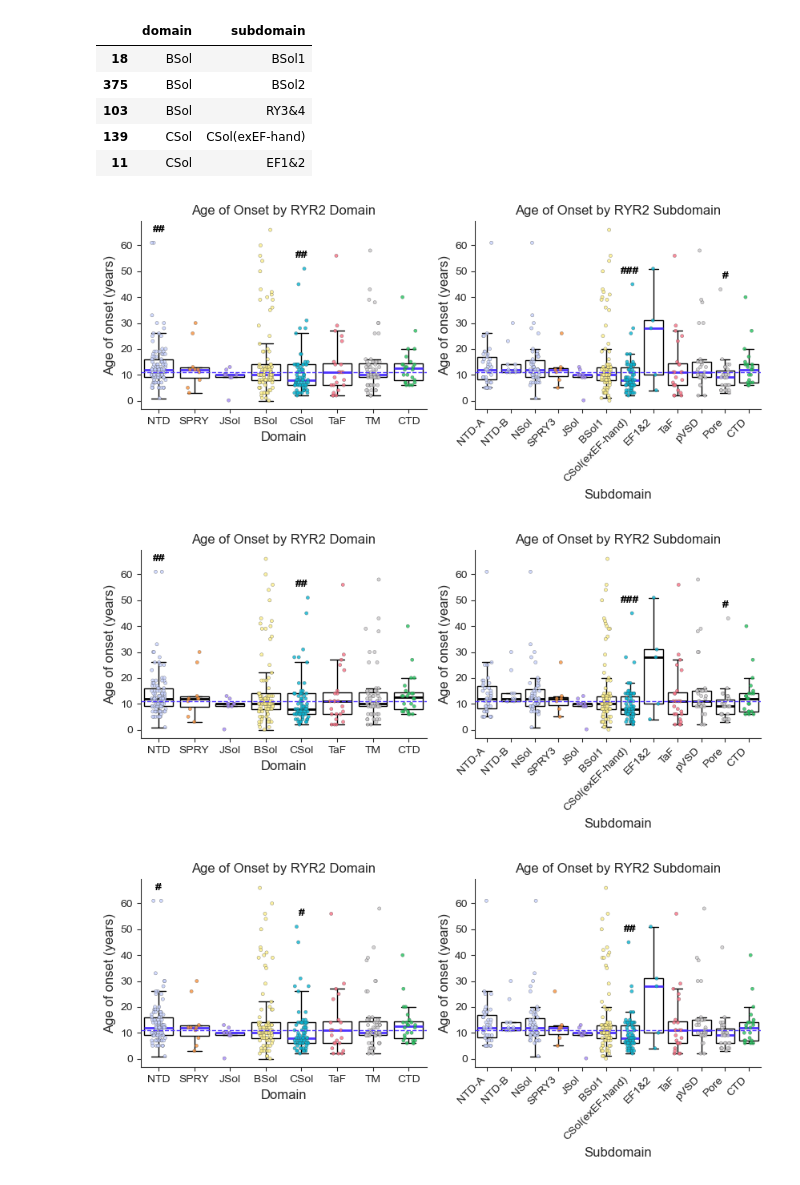
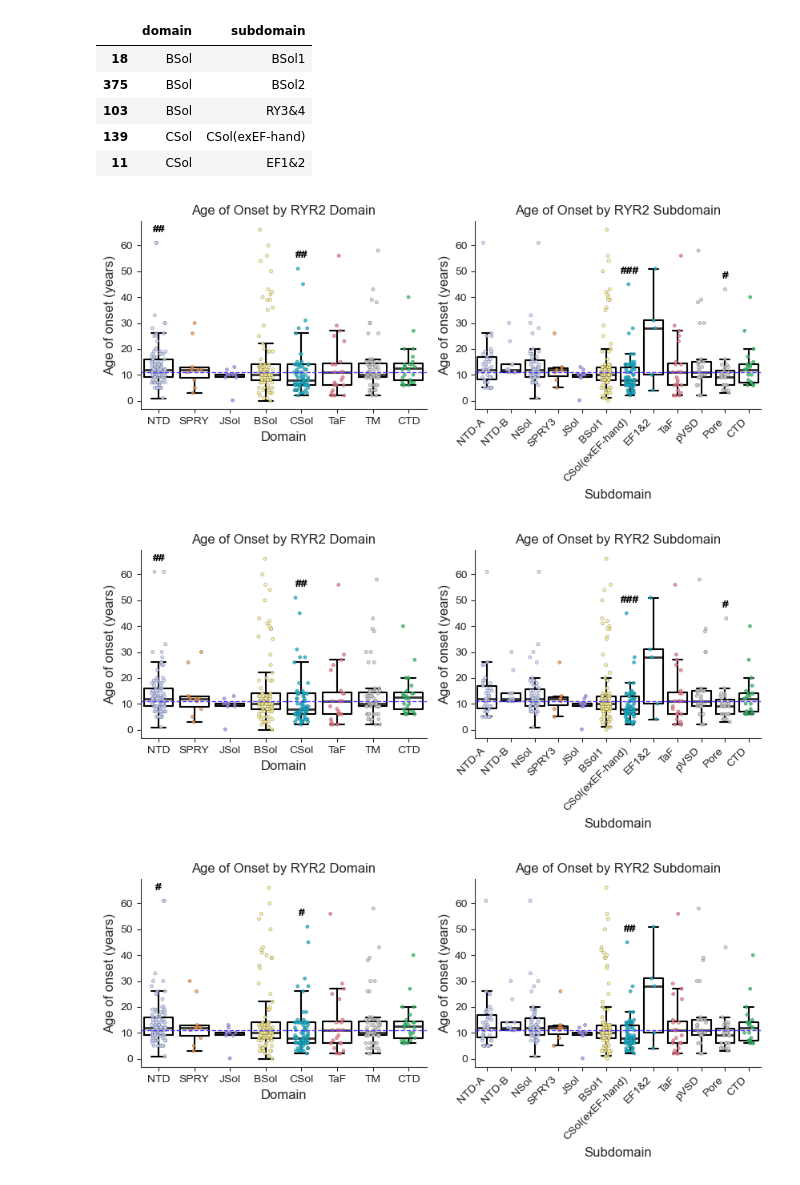
Before and after one commit to alexdaiii/cpvt_database_analysis, a Jupyter notebook: analysis/06_age_of_onsets_mann_whitney.ipynb, the cells around one changed output. Cells and saved outputs as stored; diff of their text form; code cells hidden in the pictures.

Commit message:
plotting for v0.3.4

```diff
--- a/analysis/06_age_of_onsets_mann_whitney.ipynb
+++ b/analysis/06_age_of_onsets_mann_whitney.ipynb
@@ -1142,24 +1140,6 @@ def plot_boxplots(
         sig_value: Literal["pvalue", "qvalue"],
         color_median: bool = False
 ):
-    sns.boxplot(
-        data=df_for_structure,
-        y=AGE_OF_ONSET_COL,
-        x=column,
-        fill=box_fill,
-        palette=box_palette,
-        hue=column,
-        medianprops={
-            "linewidth": 2,
-            "color": COLOR_FOR_MEDIAN if color_median else "black"
-        },
-        legend=False,
-        order=structure_order,
-        showfliers=False,
-        ax=ax_input,
-        linecolor="black"
-    )
-
     sns.stripplot(
         data=df_for_structure,
         y=AGE_OF_ONSET_COL,
@@ -1173,6 +1153,25 @@ def plot_boxplots(
         size=3,
         jitter=0.2,
         ax=ax_input
+    )
+
+    sns.boxplot(
+        data=df_for_structure,
+        y=AGE_OF_ONSET_COL,
+        x=column,
+        fill=False,
+        # palette=box_palette,
+        # hue=column,
+        medianprops={
+            "linewidth": 2,
+            "color": (0, 0, 0, 0.8)
+        },
+        legend=False,
+        order=structure_order,
+        showfliers=False,
+        ax=ax_input,
+        linecolor="black",
+        color="black"
     )
 
     # add a dotted line at global median
@@ -1280,33 +1279,33 @@ def create_fig_6(
         results_stats=sub_domain_results,
         box_fill=box_fill,
         sig_value=sig_value,
         color_median=color_median
     )
     #plt.yscale("log")
 
     fig.tight_layout()
 
     adjustment = "-with-fdr" if sig_value == "qvalue" else "-unadjusted"
     median_fill = "-median-fill" if color_median else ""
 
     save_current_plot(
         f"age_of_onset_vs_domain_subdomain{adjustment}{median_fill}.v2")
 
     plt.show()
 
     plt.close()
 
 
 for adj in ["pvalue", "qvalue"]:
     for median_fill in [True, False]:
         create_fig_6(box_palette={
             d: "white" for d in light_color_palette
         },
             dot_palette=light_color_palette,
             box_fill=True,
             sig_value=adj,
             color_median=median_fill)
 # %% [output]
-[figure, old version]
+[figure, new version]
-[figure, old version]
+[figure, new version]
-[figure, old version]
+[figure, new version]
```
Also changed, not shown: parts of 3 cells of this notebook, 2 other files.
